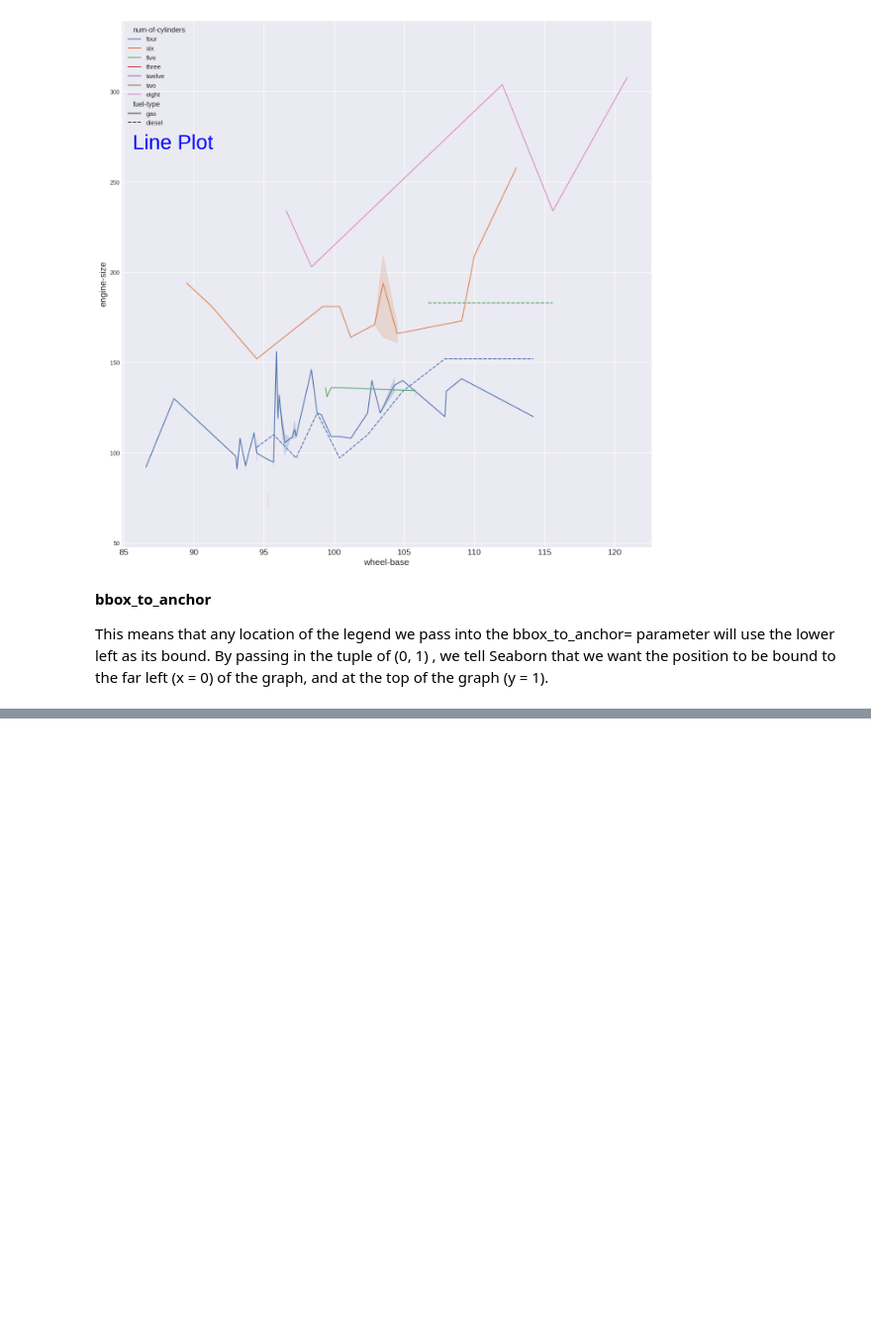
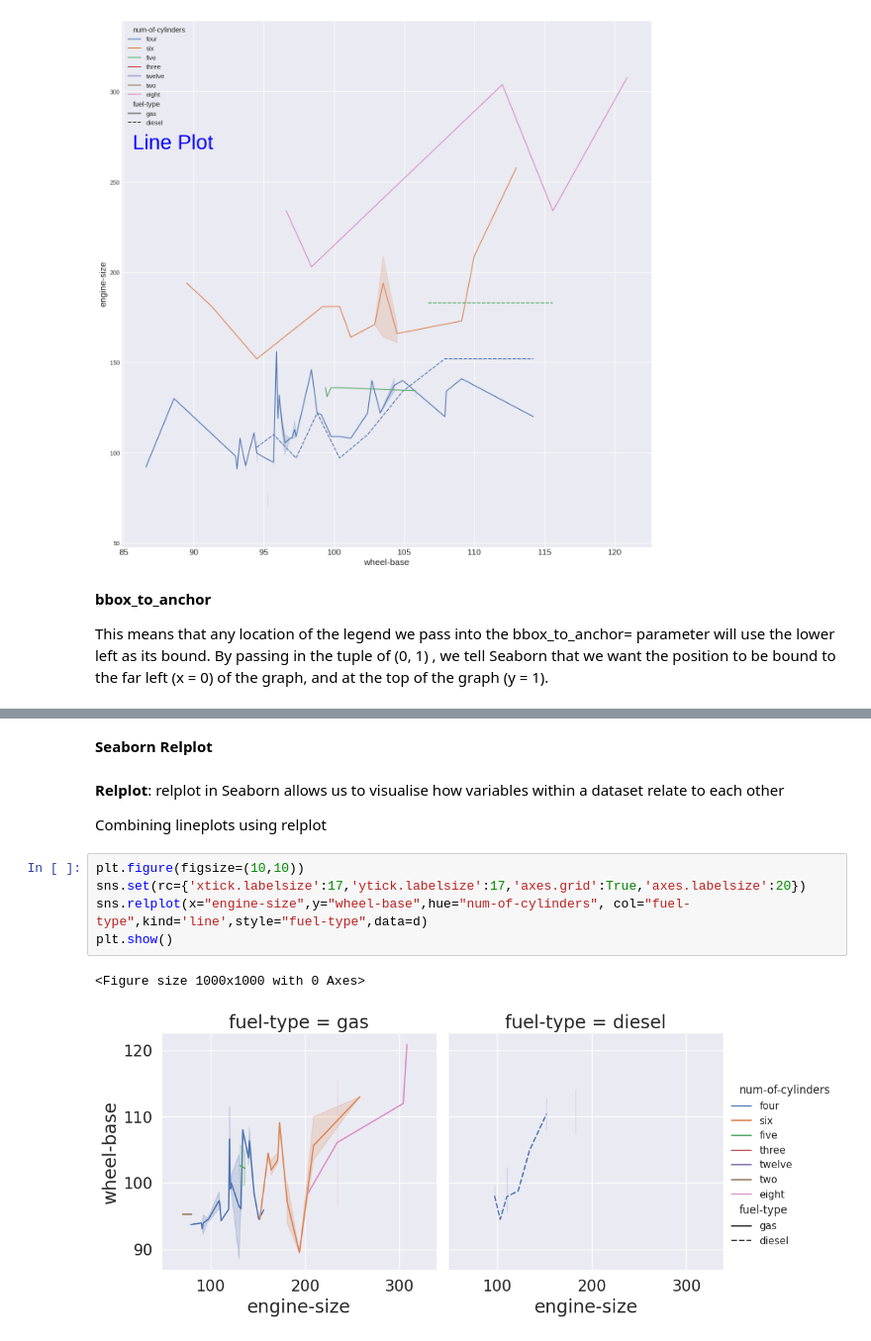
Before and after one commit to ShahDharni/Taskk, a Jupyter notebook: Seaborn_ipynb.ipynb, the cells around one changed output, grey strips where cells are left out. Shown at 99% size. Drawn from its saved outputs; the diff is of its cells as text; blank space fills up the shorter version.

```diff
--- a/Seaborn_ipynb.ipynb
+++ b/Seaborn_ipynb.ipynb
@@ -240,0 +249,14 @@ This means that any location of the legend we pass into the bbox_to_anchor= para
+# %% [markdown]
+**Seaborn Relplot**
+# %% [markdown]
+**Relplot**: relplot in Seaborn allows us to visualise how variables within a dataset relate to each other
+
+Combining lineplots using relplot
+# %%
+plt.figure(figsize=(10,10))
+sns.set(rc={'xtick.labelsize':17,'ytick.labelsize':17,'axes.grid':True,'axes.labelsize':20})
+sns.relplot(x="engine-size",y="wheel-base",hue="num-of-cylinders", col="fuel-type",kind='line',style="fuel-type",data=d)
+plt.show()
+# %% [output]
+<Figure size 1000x1000 with 0 Axes>
+[figure, added]
```
Also changed, not shown: parts of 96 cells of this notebook.
